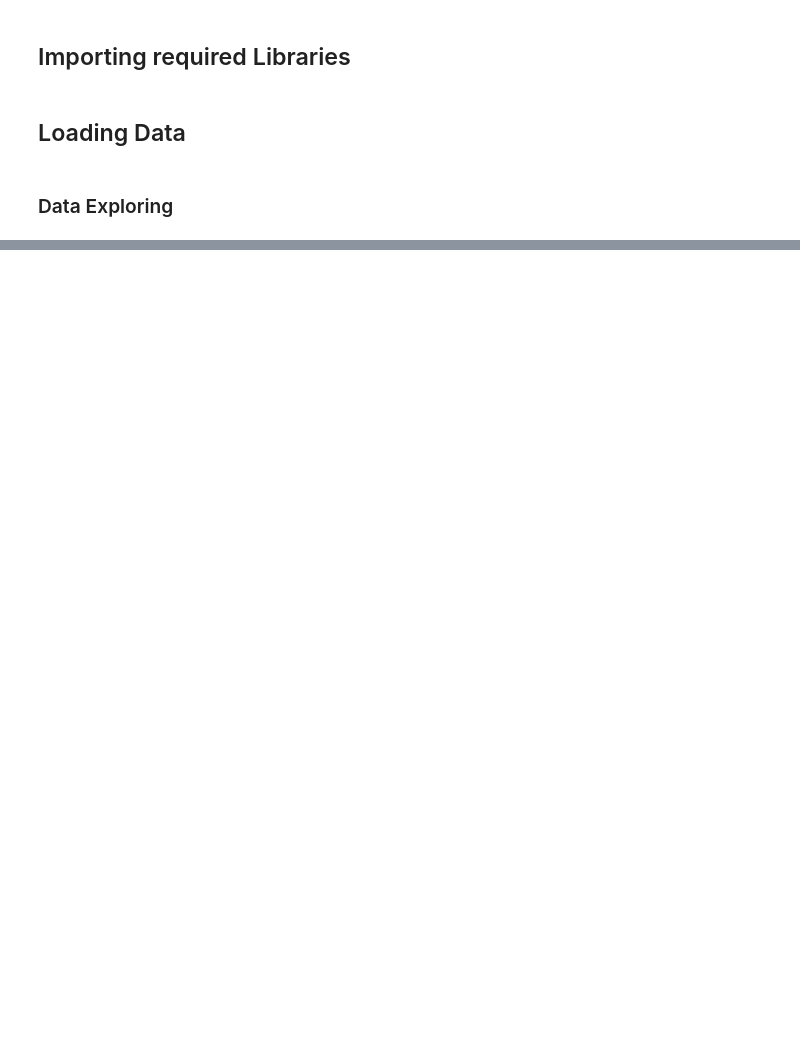
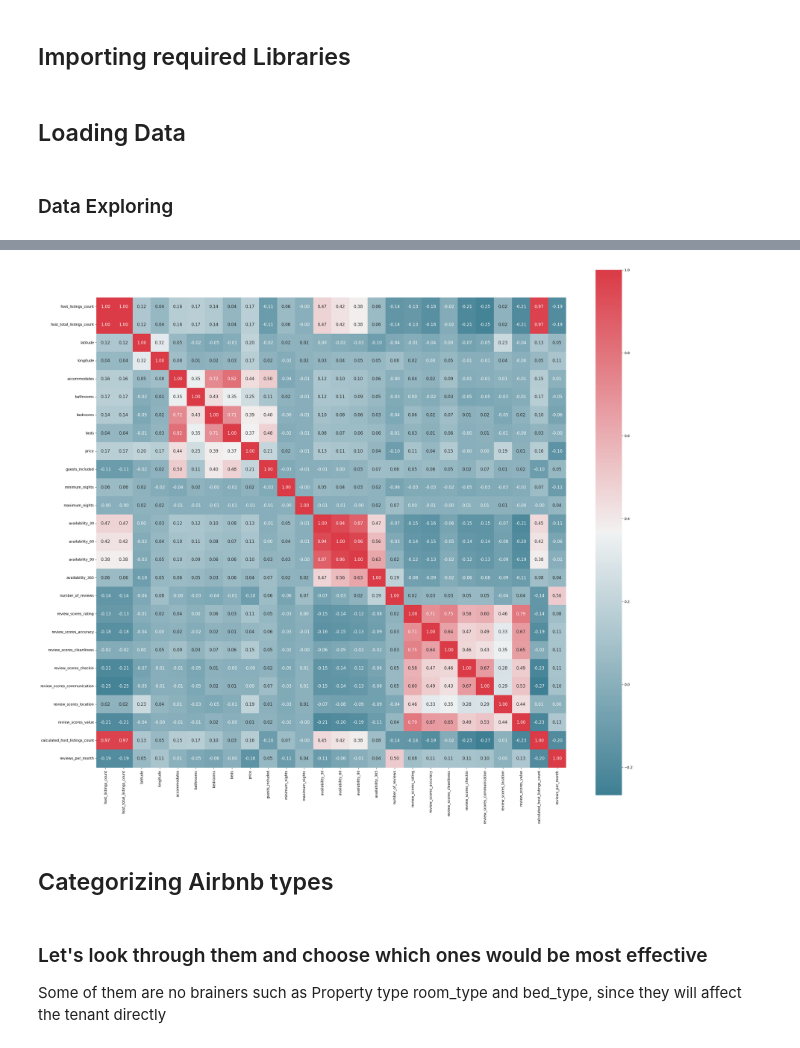
Before and after one commit to NAlnassar/Airbnb_data_exploration, a Jupyter notebook: AirbnbAnalysis.ipynb, the cells around one changed output, grey strips where cells are left out. Saved outputs shown, nothing was run; the diff lists cells and outputs as text; code cells hidden in the pictures; blank space fills up the shorter version.

```diff
--- a/AirbnbAnalysis.ipynb
+++ b/AirbnbAnalysis.ipynb
@@ -42,0 +203,10 @@ reviews_data.head()
+# %%
+listings_data_boston[['price']] = listings_data_boston[['price']].replace('[\$,]', '', regex=True).astype(float)
+plot_correlation_map(listings_data_boston[listings_data_boston.select_dtypes(include=['float64', 'int64', 'bool']).columns].drop(['id', 'scrape_id', 'host_id'], axis=1))
+# %% [output]
+[figure, added]
+# %% [markdown]
+## Categorizing Airbnb types
+# %% [markdown]
+### Let's look through them and choose which ones would be most effective
+Some of them are no brainers such as Property type room_type and bed_type, since they will affect the tenant directly
```
Also changed, not shown: parts of 37 cells of this notebook, 4 other files.
